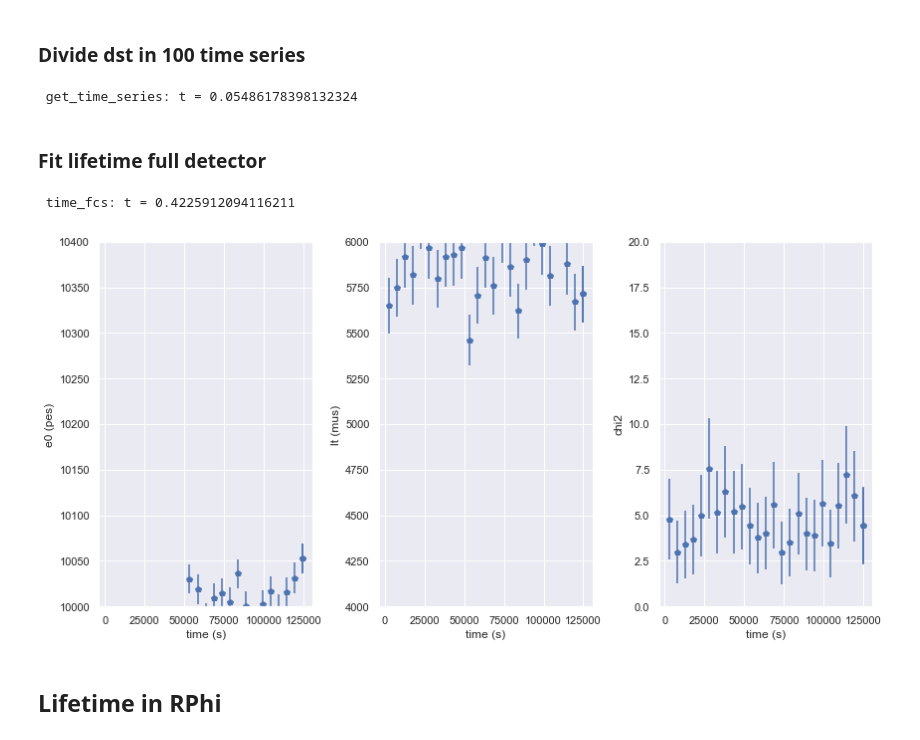
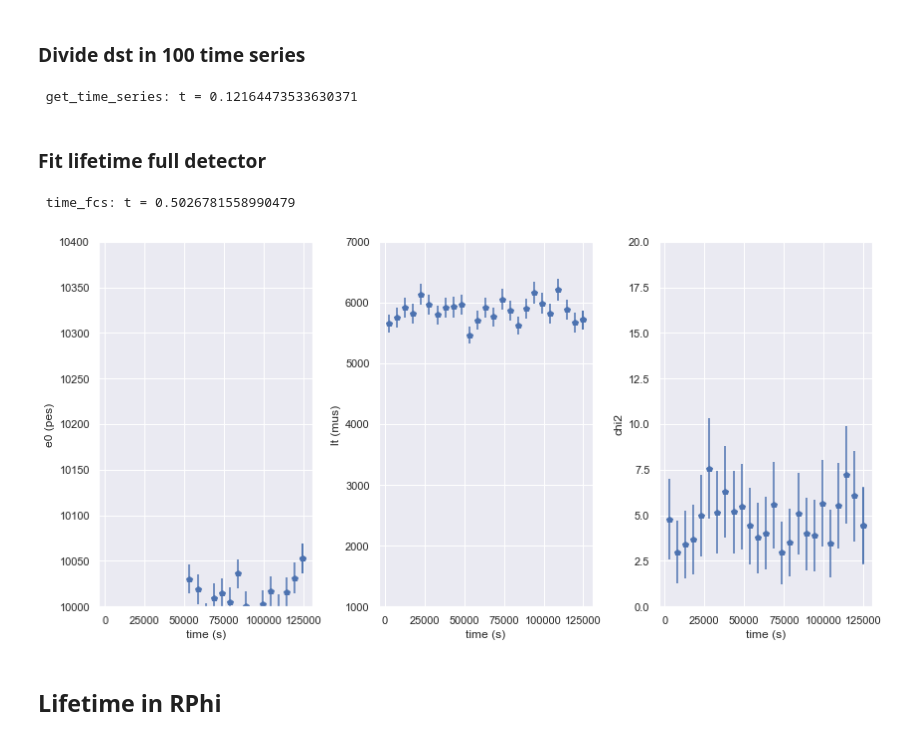
Before and after one commit to jmhaefner/KrCalibNB, a Jupyter notebook: ltMaps/single_map_correction_6817.ipynb, the cells around one changed output. Saved outputs shown, nothing was run; the diff lists cells and outputs as text; code cells hidden in the pictures.

```diff
--- a/ltMaps/single_map_correction_6817.ipynb
+++ b/ltMaps/single_map_correction_6817.ipynb
@@ -33,7 +33,7 @@ logging.info('Hello world!')
 from krcal.core.kr_types import KrFileName
 
 run_number = 6817
-num_files = 5000
+num_files = 11864
 
 if num_files > 7729:
     num_xy_bins = 100
@@ -268,7 +268,7 @@ s2q_range = (200, 800)
 xy_range  = (-RMAX,  RMAX)
 z_range   = (10,  550)
 e_range = (5000, 14000)
-lt_range = (1000, 6000)
+lt_range = (1000, 7000)
 c2_range = (0,5)
 
 krTimes, krRanges, krNbins, krBins = kr_ranges_and_bins(dst,
@@ -337,7 +337,7 @@ ts, masks = get_time_series(time_bins, (DT[0],DT[-1]), kge)
 t1 = time.time()
 print(f' get_time_series: t = {t1 -t0}')
 # %% [output]
- get_time_series: t = 0.05486178398132324
+ get_time_series: t = 0.12164473533630371
 # %% [markdown]
 ### Fit lifetime full detector
 # %%
@@ -352,15 +352,15 @@ fps = time_fcs(ts, masks, kge,
 t1 = time.time()
 print(f' time_fcs: t = {t1 -t0}')
 # %% [output]
- time_fcs: t = 0.4225912094116211
+ time_fcs: t = 0.5026781558990479
 # %%
 plot_time_fcs(fps,
               range_chi2  = (0,20),
               range_e0    = (10000,10400),
-              range_lt    = (4000, 6000),
+              range_lt    = lt_range,
               figsize     = (12,6))
 # %% [output]
-[figure, old version]
+[figure, new version]
 # %% [markdown]
 ## Lifetime in RPhi
 # %%
```
Also changed, not shown: parts of 61 cells of this notebook, 3 other files.
